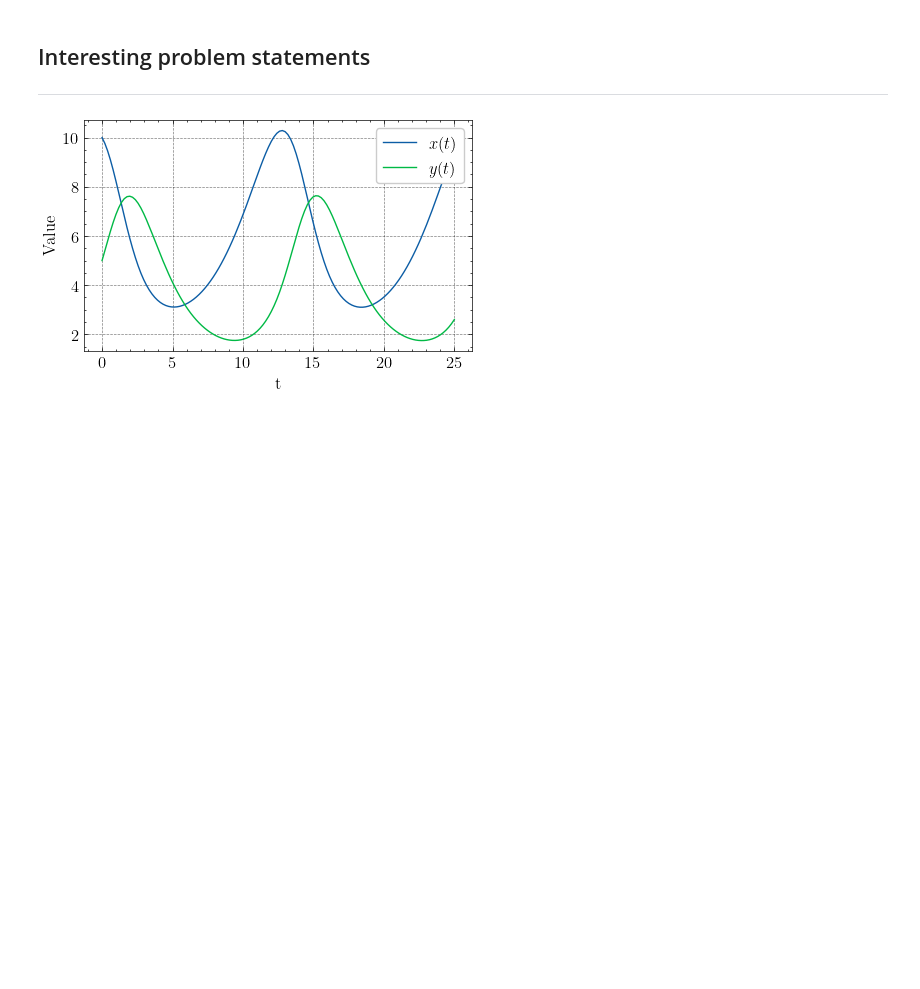
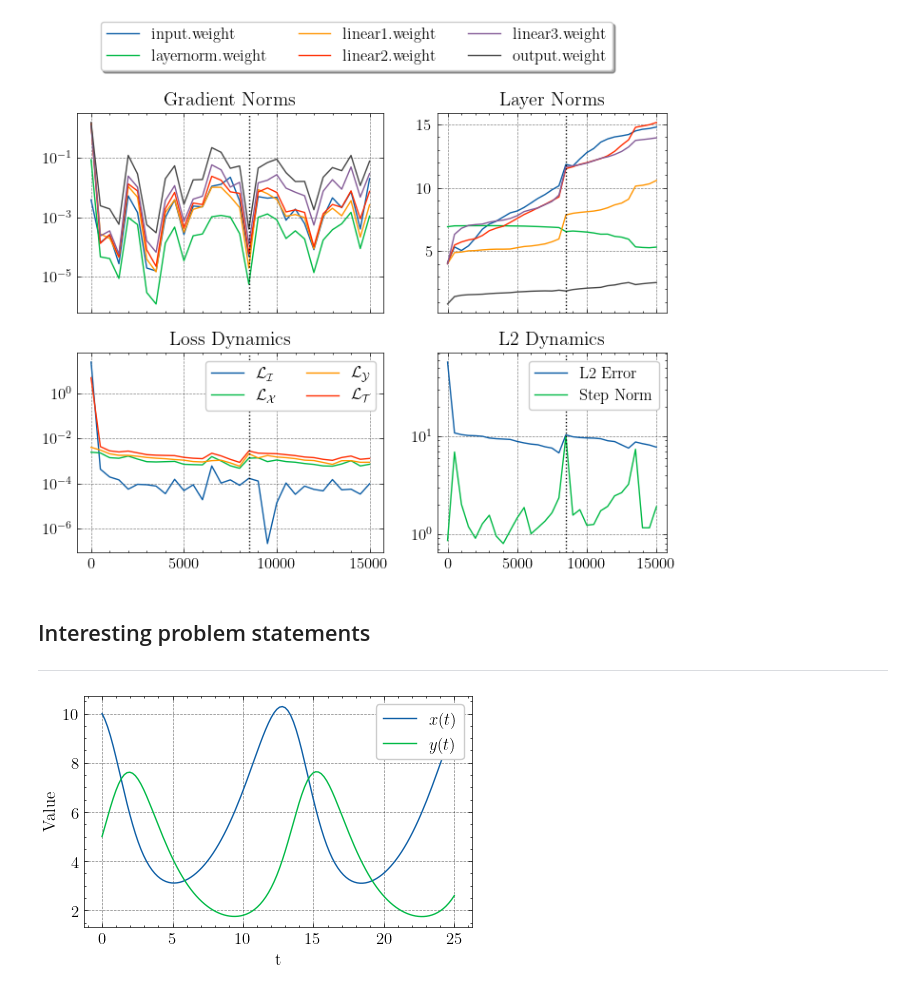
Before and after one commit to DaniilLaptev/pinns, a Jupyter notebook: code/lotkavolterra.ipynb, the cells around one changed output. Saved outputs shown, nothing was run; the diff lists cells and outputs as text; code cells hidden in the pictures; blank space fills up the shorter version.

```diff
--- a/code/lotkavolterra.ipynb
+++ b/code/lotkavolterra.ipynb
@@ -64,15 +109,17 @@ plot_ode(problem.t.numpy(), [(problem.solution[0], r'$x(t)$', None), ((problem.s
 # %%
-L, W = 2, 32
-model = FeedForwardNetwork(L, W, input_dim=1, output_dim=2).to(device)
-model.init_weights(init.eye_)
+import torch.nn as nn
 
-coef = 1/3
-num_iters = 25000
-N_D = 1024
+L, W = 4, 48
+model = FeedForwardNetwork(L, W, input_dim=1, output_dim=2, activation=nn.Tanh()).to(device)
+# model.init_weights(init.eye_)
+
+coef = 0.2
+num_iters = 15000
+N_D = 2048
 lr = 1e-2
 collect_every = 500
 
-losses, errors = train(
+loss_history, error_history, norm_history, steps = train(
     problem,
     model,
     coef, num_iters, N_D, lr,
@@ -105,0 +237,7 @@ plot_losses(
+# %%
+losses, gradients_history, layers_history = get_report_data(loss_history, norm_history)
+
+t = np.arange(0, num_iters + 1, collect_every)
+plot_report(t, losses, error_history, steps, gradients_history, layers_history, interesting_iteration = 8500)
+# %% [output]
+[figure, added]
```
Also changed, not shown: parts of 15 cells of this notebook, 9 other files.
